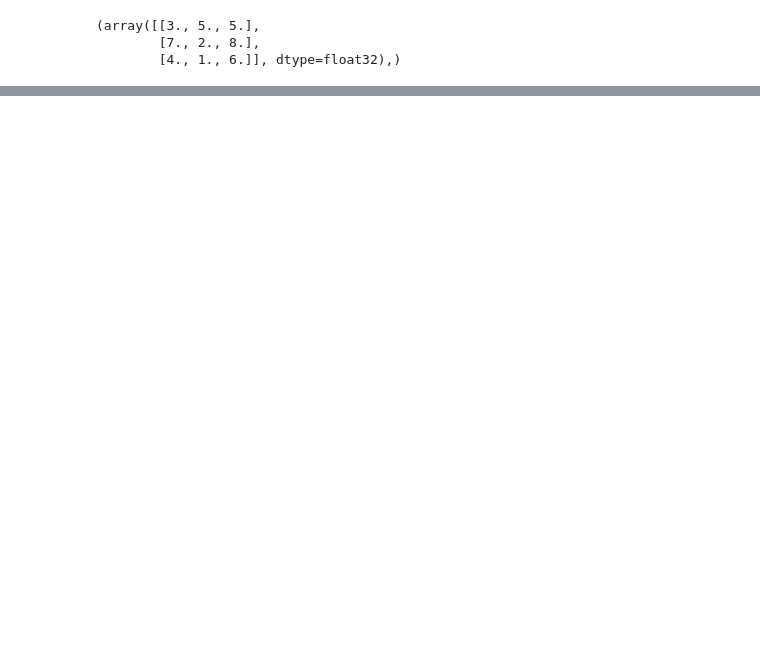
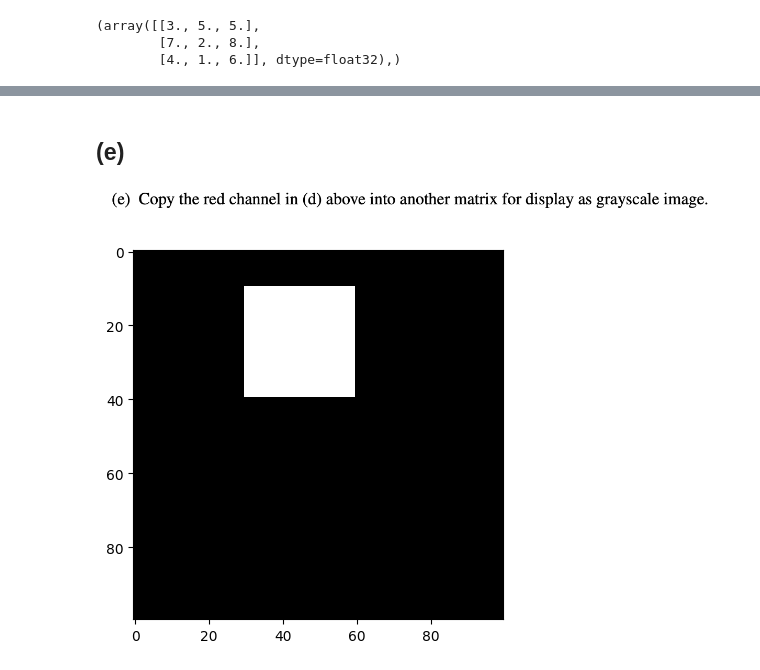
Before and after one commit to dbfranco07/computer-vision, a Jupyter notebook: pa1-image_enhancement.ipynb, the cells around one changed output, grey strips where cells are left out. Saved outputs shown, nothing was run; the diff lists cells and outputs as text; code cells hidden in the pictures; blank space fills up the shorter version.

```diff
--- a/pa1-image_enhancement.ipynb
+++ b/pa1-image_enhancement.ipynb
@@ -173,0 +194,9 @@ cv2.split(b)
+# %% [markdown]
+## (e)
+![image.png](attachment:image.png)
+# %%
+base = base[:, :, 0]
+
+plt.imshow(base, cmap='gray');
+# %% [output]
+[figure, added]
```
Also changed, not shown: parts of 18 cells of this notebook.
